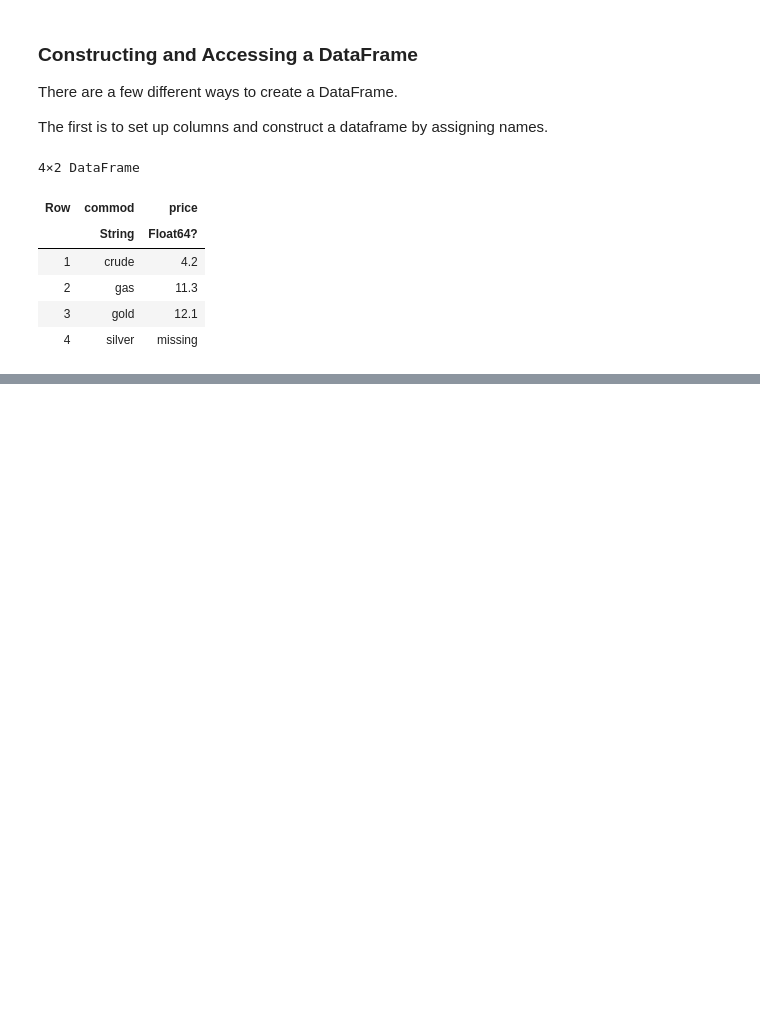
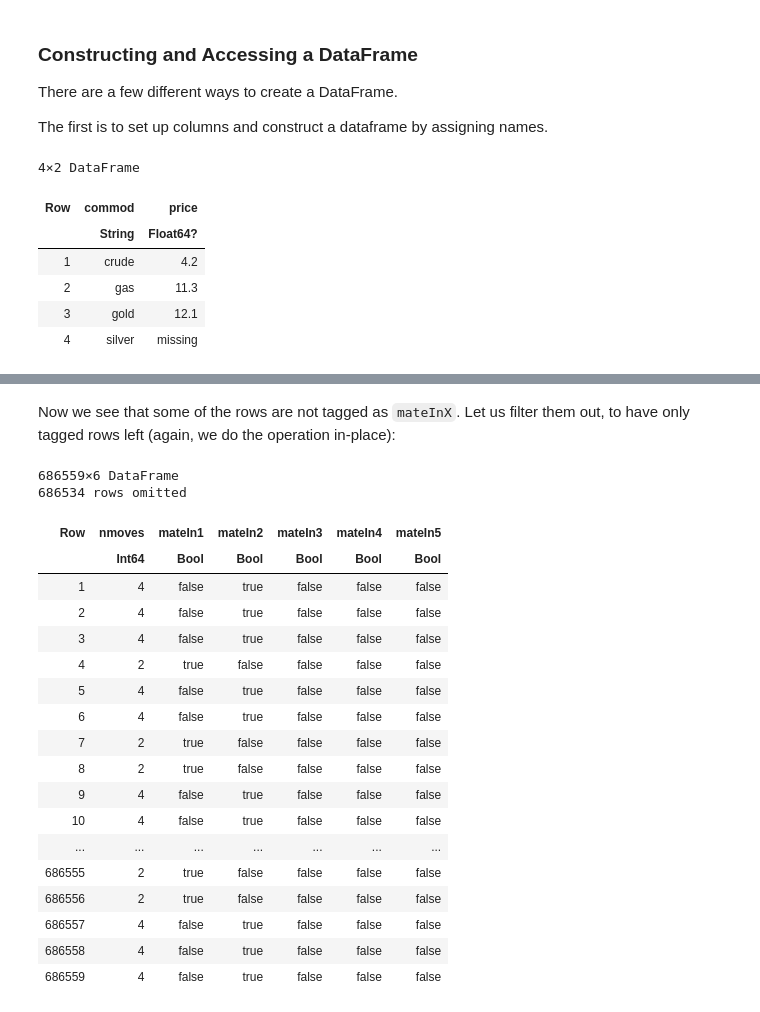
Before and after one commit to dgevans/ComputationalBootcamp, a Jupyter notebook: Week 1/Day 2: Useful Packages for Working With Data.ipynb, the cells around one changed output, grey strips where cells are left out. Drawn from its saved outputs; the diff is of its cells as text; code cells hidden in the pictures; blank space fills up the shorter version.

```diff
--- a/Week 1/Day 2: Useful Packages for Working With Data.ipynb
+++ b/Week 1/Day 2: Useful Packages for Working With Data.ipynb
@@ -136,0 +504,25 @@ df = DataFrame(commod = commodities, price = last_price)
+# %% [markdown]
+Now we see that some of the rows are not tagged as `mateInX`. Let us filter them out, to have only tagged rows left (again, we do the operation in-place):
+# %%
+filter!(row -> any(row[Not("nmoves")]), df) # this condition looks tricky! Why does this work?
+# %% [output]
+686559×6 DataFrame
+686534 rows omitted
+| Row | nmoves | mateIn1 | mateIn2 | mateIn3 | mateIn4 | mateIn5 |
+|  | Int64 | Bool | Bool | Bool | Bool | Bool |
+| 1 | 4 | false | true | false | false | false |
+| 2 | 4 | false | true | false | false | false |
+| 3 | 4 | false | true | false | false | false |
+| 4 | 2 | true | false | false | false | false |
+| 5 | 4 | false | true | false | false | false |
+| 6 | 4 | false | true | false | false | false |
+| 7 | 2 | true | false | false | false | false |
+| 8 | 2 | true | false | false | false | false |
+| 9 | 4 | false | true | false | false | false |
+| 10 | 4 | false | true | false | false | false |
+| ... | ... | ... | ... | ... | ... | ... |
+| 686555 | 2 | true | false | false | false | false |
+| 686556 | 2 | true | false | false | false | false |
+| 686557 | 4 | false | true | false | false | false |
+| 686558 | 4 | false | true | false | false | false |
+| 686559 | 4 | false | true | false | false | false |
```
Also changed, not shown: parts of 49 cells of this notebook, 1 other file.
